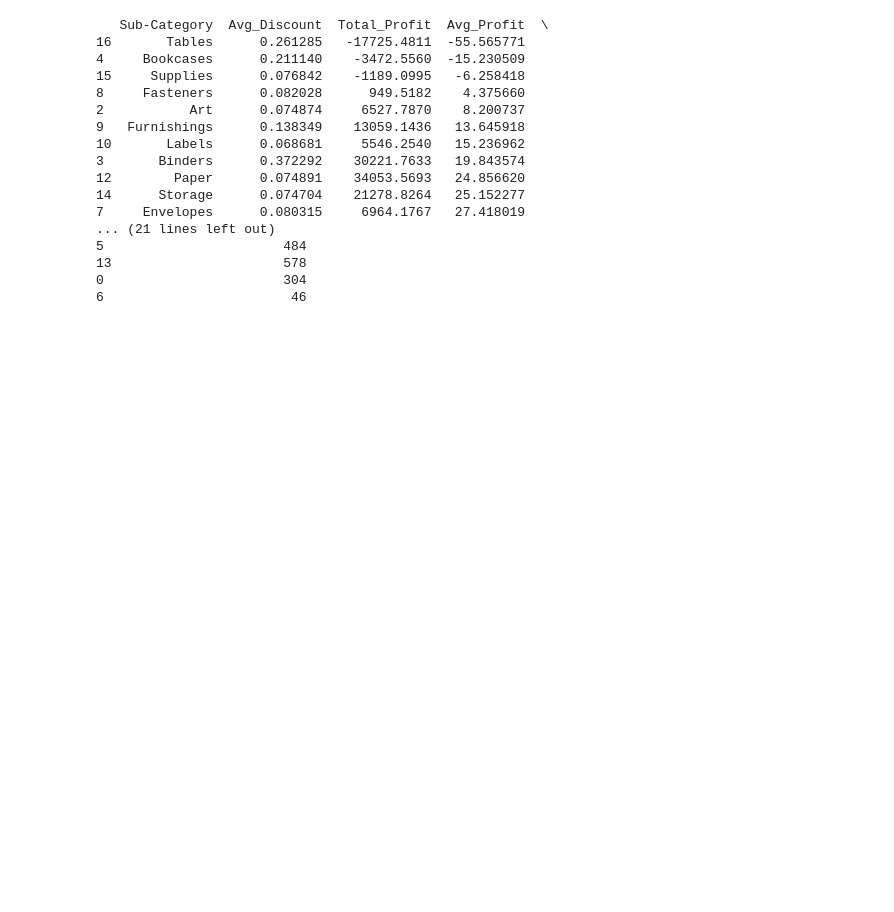
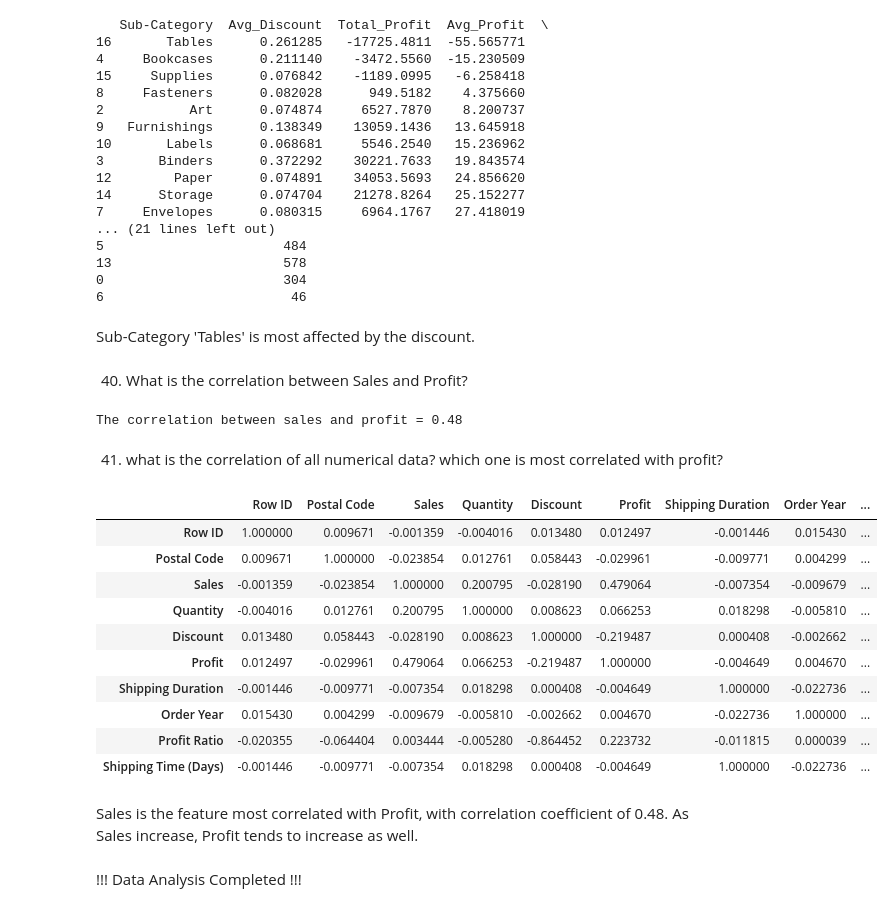
Before and after one commit to bikashsahani/superstore-sales-analysis, a Jupyter notebook: sales_analysis.ipynb, the cells around one changed output. Cells and saved outputs as stored; diff of their text form; code cells hidden in the pictures; blank space fills up the shorter version.

Commit message:
added complete analysis

```diff
--- a/sales_analysis.ipynb
+++ b/sales_analysis.ipynb
@@ -992,3 +992,31 @@ print(subcategory_discount.sort_values(by='Avg_Profit', ascending=True))
 13                      578
 0                       304
 6                        46
+# %% [markdown]
+Sub-Category 'Tables' is most affected by the discount.
+# %% [markdown]
+40. What is the correlation between Sales and Profit?
+# %%
+print("The correlation between sales and profit =",data['Sales'].corr(data['Profit']).round(2))
+# %% [output]
+The correlation between sales and profit = 0.48
+# %% [markdown]
+41. what is the correlation of all numerical data? which one is most correlated with profit?
+# %%
+data.corr(numeric_only=True)
+# %% [output]
+|  | Row ID | Postal Code | Sales | Quantity | Discount | Profit | Shipping Duration | Order Year | ... |
+| Row ID | 1.000000 | 0.009671 | -0.001359 | -0.004016 | 0.013480 | 0.012497 | -0.001446 | 0.015430 | ... |
+| Postal Code | 0.009671 | 1.000000 | -0.023854 | 0.012761 | 0.058443 | -0.029961 | -0.009771 | 0.004299 | ... |
+| Sales | -0.001359 | -0.023854 | 1.000000 | 0.200795 | -0.028190 | 0.479064 | -0.007354 | -0.009679 | ... |
+| Quantity | -0.004016 | 0.012761 | 0.200795 | 1.000000 | 0.008623 | 0.066253 | 0.018298 | -0.005810 | ... |
+| Discount | 0.013480 | 0.058443 | -0.028190 | 0.008623 | 1.000000 | -0.219487 | 0.000408 | -0.002662 | ... |
+| Profit | 0.012497 | -0.029961 | 0.479064 | 0.066253 | -0.219487 | 1.000000 | -0.004649 | 0.004670 | ... |
+| Shipping Duration | -0.001446 | -0.009771 | -0.007354 | 0.018298 | 0.000408 | -0.004649 | 1.000000 | -0.022736 | ... |
+| Order Year | 0.015430 | 0.004299 | -0.009679 | -0.005810 | -0.002662 | 0.004670 | -0.022736 | 1.000000 | ... |
+| Profit Ratio | -0.020355 | -0.064404 | 0.003444 | -0.005280 | -0.864452 | 0.223732 | -0.011815 | 0.000039 | ... |
+| Shipping Time (Days) | -0.001446 | -0.009771 | -0.007354 | 0.018298 | 0.000408 | -0.004649 | 1.000000 | -0.022736 | ... |
+# %% [markdown]
+Sales is the feature most correlated with Profit, with correlation coefficient of 0.48. As Sales increase, Profit tends to increase as well.
+# %% [markdown]
+!!! Data Analysis Completed !!!
```
